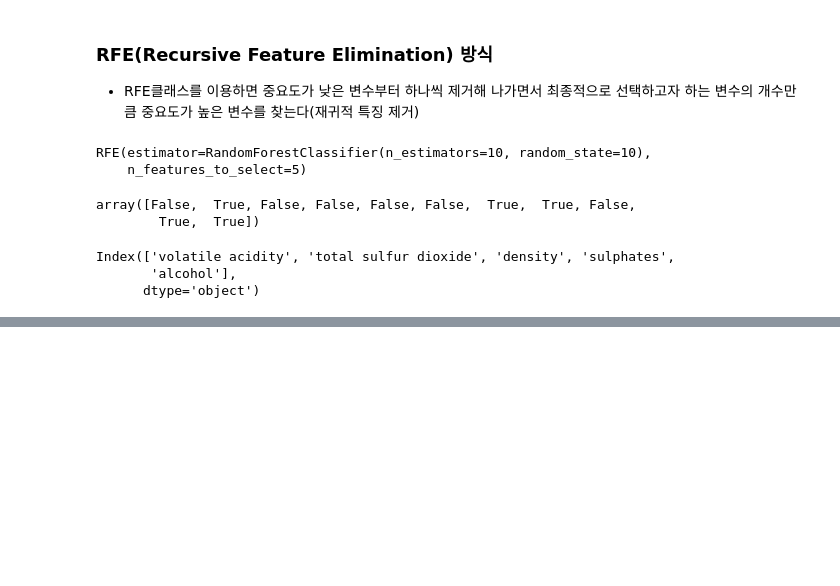
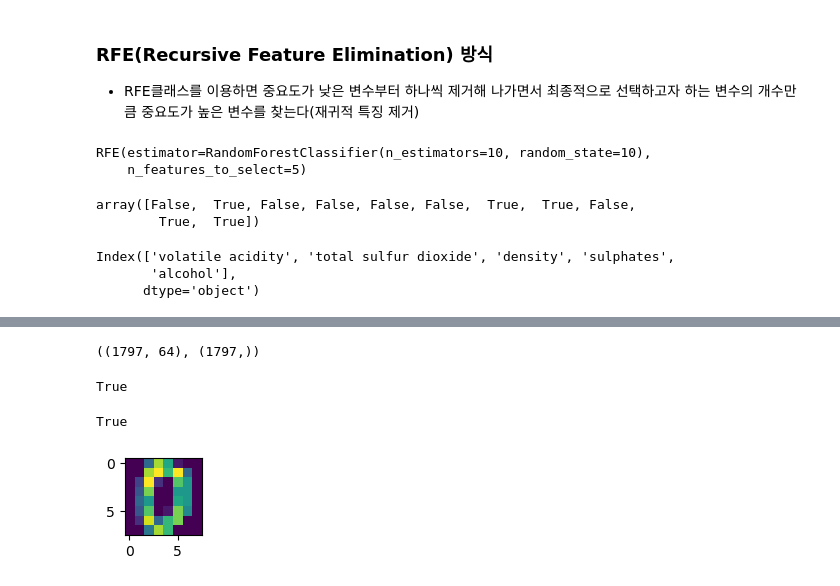
Before and after one commit to yisy0703/ai, a Jupyter notebook: source/13_MachineLearning/4장_머신러닝_모형최적화.ipynb, the cells around one changed output, grey strips where cells are left out. Saved outputs shown, nothing was run; the diff lists cells and outputs as text; code cells hidden in the pictures; blank space fills up the shorter version.

```diff
--- a/source/13_MachineLearning/4장_머신러닝_모형최적화.ipynb
+++ b/source/13_MachineLearning/4장_머신러닝_모형최적화.ipynb
@@ -218,0 +266,26 @@ Index(['volatile acidity', 'total sulfur dioxide', 'density', 'sulphates',
+# %%
+# 데이터
+from sklearn.datasets import load_digits
+digits = load_digits()
+# digits.data : (1797x64) 크기의 배열
+# digits.images : 1797x8x8
+# digits.target : (1797,) 크기의 배열 -> 각 data샘플의 숫자0~9
+# digits.target_names : 분류될 라벨들
+X, y = digits.data, digits.target
+X.shape, y.shape
+# %% [output]
+((1797, 64), (1797,))
+# %%
+np.all(digits.data[0].reshape(8,8) == digits.images[0])
+# %% [output]
+True
+# %%
+np.all(digits.data[0] == digits.images[0].ravel())
+# %% [output]
+True
+# %%
+plt.figure(figsize=(1,1))
+plt.imshow(digits.images[0])
+plt.show()
+# %% [output]
+[figure, added]
```
Also changed, not shown: parts of 18 cells of this notebook, 1 other file.
